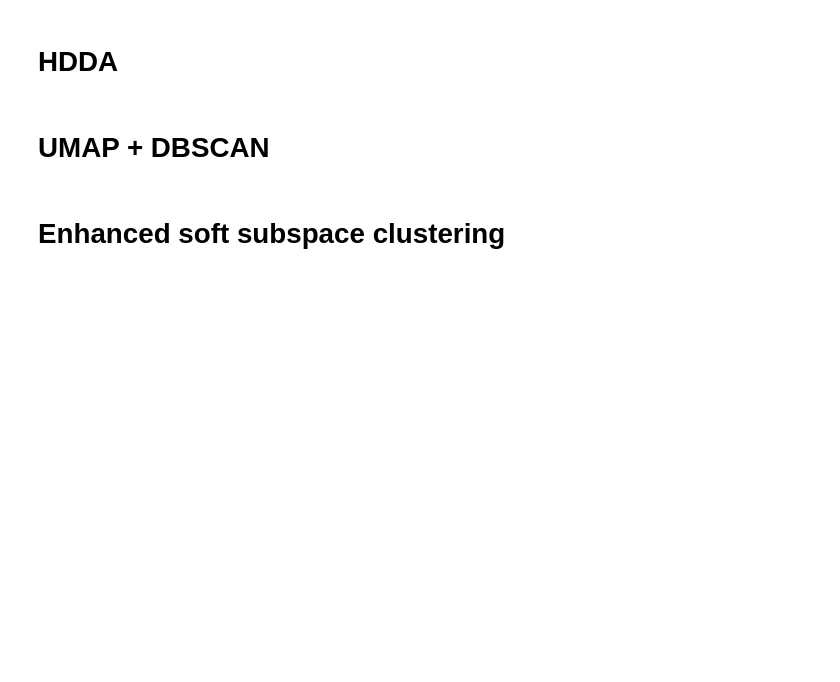
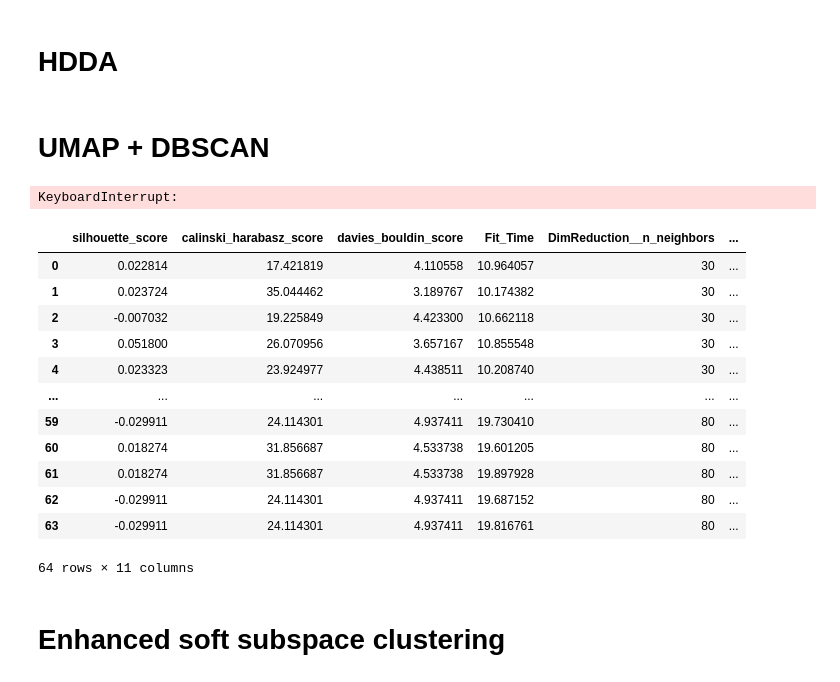
Before and after one commit to MarkF-hanze/UMCG_Thesis, a Jupyter notebook: Working_Code/Main_Shaved.ipynb, the cells around one changed output. Drawn from its saved outputs; the diff is of its cells as text; code cells hidden in the pictures; blank space fills up the shorter version.

```diff
--- a/Working_Code/Main_Shaved.ipynb
+++ b/Working_Code/Main_Shaved.ipynb
@@ -224,6 +248,45 @@ plt.scatter(pca_components[:,0], pca_components[:,1], c=c.values.ravel())
 plt.show()
 # %% [markdown]
 # UMAP + DBSCAN
+# %%
+parameters = {'DimReduction__n_neighbors': np.arange(30,100,20),
+              'DimReduction__min_dist': np.linspace(0,1,3),
+              'DimReduction__n_components': np.arange(1,100,25)[::-1],
+              'Clustering__min_cluster_size': [2 ,25 ,50 ,75 ,100],
+              'Clustering__min_samples': [2 ,25 ,50 ,75 ,100],
+              'Clustering__cluster_selection_epsilon': [0.1, 0.5, 1],
+              'Clustering__cluster_selection_method': ['eom', 'leaf']
+}
+
+
+pipe = Pipeline([('DimReduction',
+                  umap.UMAP(
+                      n_neighbors=30,
+                      min_dist=0.0,
+                      n_components=2,
+                      random_state=42)),
+                 ('Clustering',
+                 hdbscan.HDBSCAN())
+                ])
+results_grid['Uhdbscan'] = pd.DataFrame(gridsearch(pipe, normalized, parameters))
+# %% [output]
+KeyboardInterrupt:
+# %%
+results_grid['Uhdbscan']
+# %% [output]
+|  | silhouette_score | calinski_harabasz_score | davies_bouldin_score | Fit_Time | DimReduction__n_neighbors | ... |
+| 0 | 0.022814 | 17.421819 | 4.110558 | 10.964057 | 30 | ... |
+| 1 | 0.023724 | 35.044462 | 3.189767 | 10.174382 | 30 | ... |
+| 2 | -0.007032 | 19.225849 | 4.423300 | 10.662118 | 30 | ... |
+| 3 | 0.051800 | 26.070956 | 3.657167 | 10.855548 | 30 | ... |
+| 4 | 0.023323 | 23.924977 | 4.438511 | 10.208740 | 30 | ... |
+| ... | ... | ... | ... | ... | ... | ... |
+| 59 | -0.029911 | 24.114301 | 4.937411 | 19.730410 | 80 | ... |
+| 60 | 0.018274 | 31.856687 | 4.533738 | 19.601205 | 80 | ... |
+| 61 | 0.018274 | 31.856687 | 4.533738 | 19.897928 | 80 | ... |
+| 62 | -0.029911 | 24.114301 | 4.937411 | 19.687152 | 80 | ... |
+| 63 | -0.029911 | 24.114301 | 4.937411 | 19.816761 | 80 | ... |
+64 rows × 11 columns
 # %% [markdown]
 # Enhanced soft subspace clustering
 # %%
```
Also changed, not shown: parts of 10 cells of this notebook, 4 other files.
